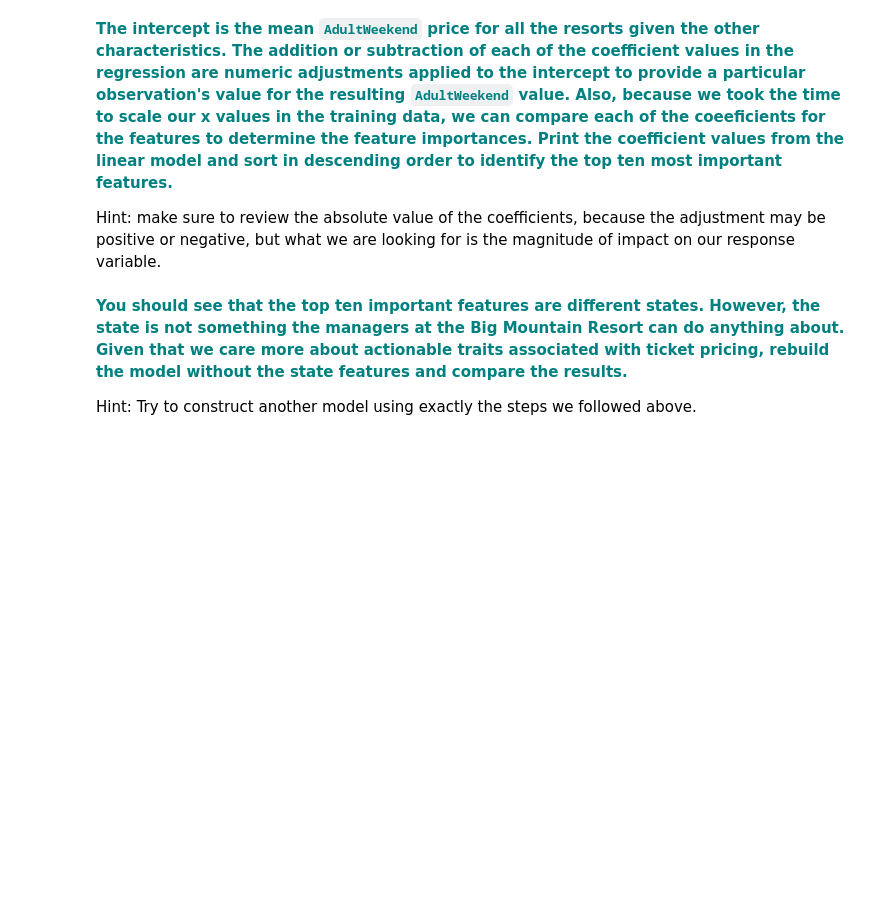
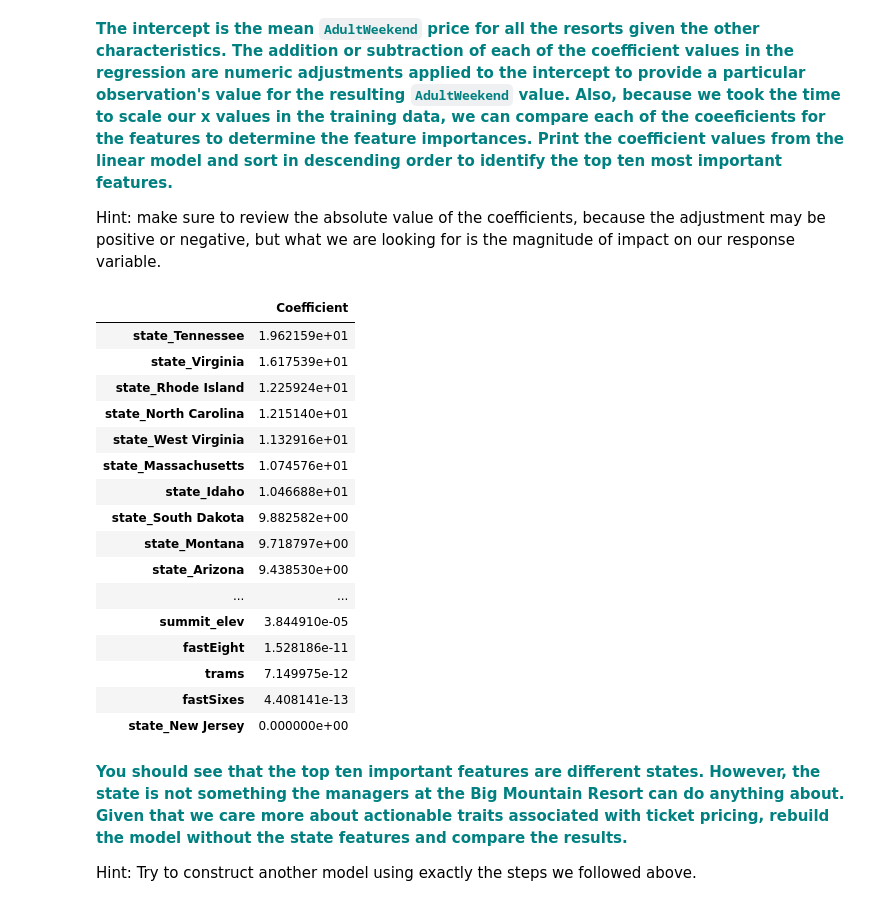
Before and after one commit to curtistr05/SpringboardGuidedCapstone, a Jupyter notebook: GuidedCapstoneStep4andStep5HL.ipynb, the cells around one changed output. Drawn from its saved outputs; the diff is of its cells as text; code cells hidden in the pictures; blank space fills up the shorter version.

```diff
--- a/GuidedCapstoneStep4andStep5HL.ipynb
+++ b/GuidedCapstoneStep4andStep5HL.ipynb
@@ -130,7 +130,7 @@ y = y.ravel()
 
 # Call the train_test_split() function with the first two parameters set to X_scaled and y
 # Declare four variables, X_train, X_test, y_train and y_test separated by commas
-x_train, X_test, y_train, y_test = train_test_split(X, y, test_size=0.25, random_state=1)
+X_train, X_test, y_train, y_test = train_test_split(X, y, test_size=0.25, random_state=1)
 # %% [markdown]
 Here we start the actual modeling work. First let's fit a multiple linear regression model to predict the `AdultWeekend` price.
 # %% [markdown]
@@ -169,10 +169,10 @@ This is the fifth step in the Data Science Method. In the previous steps you cle
 #### Model 1
 # %%
 #all first model set
-#from sklearn import linear_model
-#from sklearn.metrics import explained_variance_score,mean_absolute_error
-#lm = linear_model.LinearRegression()
-#model = lm.fit(X_train,y_train)
+from sklearn import linear_model
+from sklearn.metrics import explained_variance_score,mean_absolute_error
+lm = linear_model.LinearRegression()
+model = lm.fit(X_train,y_train)
 # %% [markdown]
 **<font color='teal'> Predict on the testing dataset and score the model performance with the y_test set and the y-pred values. The explained variance is a measure of the variation explained by the model. This is also known as the R-squared value. </font>**
 
@@ -196,7 +212,25 @@ Hint: our linear regression model `lm` has an attribute `intercept_` for the int
 Hint: make sure to review the absolute value of the coefficients, because the adjustment may be positive or negative, but what we are looking for is the magnitude of impact on our response variable.
 # %%
 # You might want to make a pandas DataFrame displaying the coefficients for each state like so:
-# pd.DataFrame(abs(lm.coef_), X.columns, columns=['Coefficient'])
+pd.DataFrame(abs(lm.coef_), X.columns, columns=['Coefficient']).sort_values(by='Coefficient', ascending=False)
+# %% [output]
+|  | Coefficient |
+| state_Tennessee | 1.962159e+01 |
+| state_Virginia | 1.617539e+01 |
+| state_Rhode Island | 1.225924e+01 |
+| state_North Carolina | 1.215140e+01 |
+| state_West Virginia | 1.132916e+01 |
+| state_Massachusetts | 1.074576e+01 |
+| state_Idaho | 1.046688e+01 |
+| state_South Dakota | 9.882582e+00 |
+| state_Montana | 9.718797e+00 |
+| state_Arizona | 9.438530e+00 |
+| ... | ... |
+| summit_elev | 3.844910e-05 |
+| fastEight | 1.528186e-11 |
+| trams | 7.149975e-12 |
+| fastSixes | 4.408141e-13 |
+| state_New Jersey | 0.000000e+00 |
 # %% [markdown]
 **<font color='teal'>You should see that the top ten important features are different states. However, the state is not something the managers at the Big Mountain Resort can do anything about. Given that we care more about actionable traits associated with ticket pricing, rebuild the model without the state features and compare the results. </font>**
 
```
Also changed, not shown: parts of 21 cells of this notebook.
